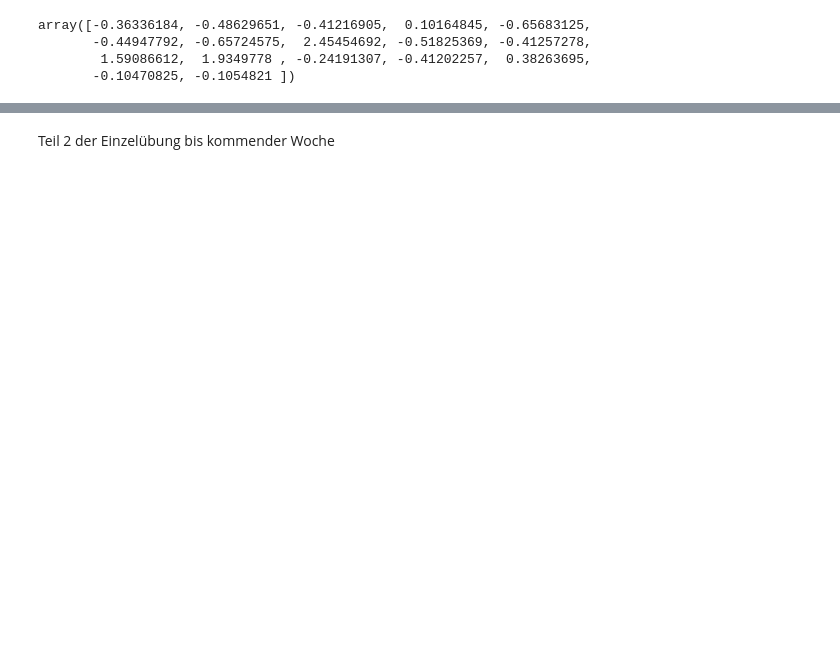
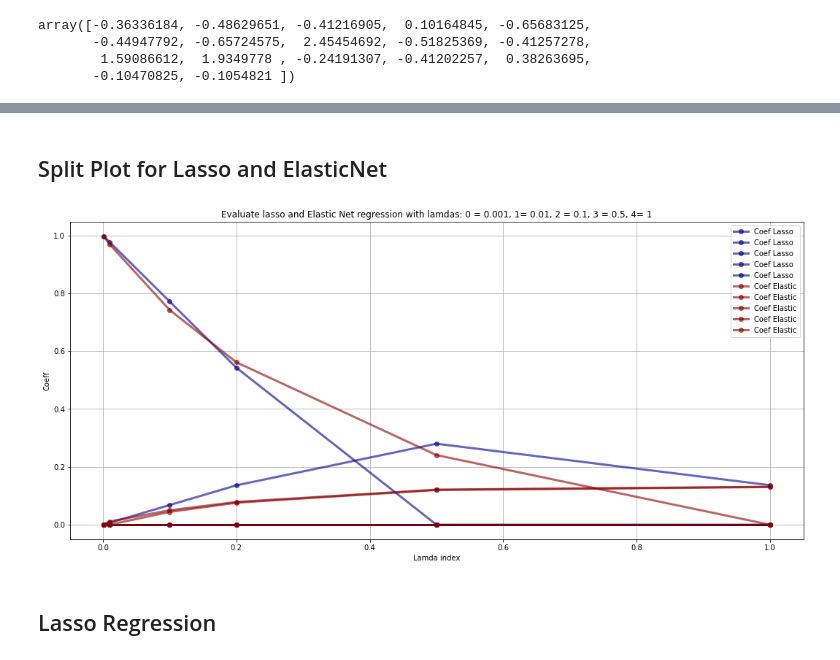
Before and after one commit to h4rz3rk4s3/Finanz_und_Versicherungstechnik, a Jupyter notebook: risiko_glm.ipynb, the cells around one changed output, grey strips where cells are left out. Saved outputs shown, nothing was run; the diff lists cells and outputs as text; code cells hidden in the pictures; blank space fills up the shorter version.

```diff
--- a/risiko_glm.ipynb
+++ b/risiko_glm.ipynb
@@ -204,4 +211,37 @@ MAE: 0.0008507473067720454
 R2-Score: 0.9999981009238726
-# %% [markdown]
-
-Teil 2 der Einzelübung bis kommender Woche
+# %% [markdown]
+## Split Plot for Lasso and ElasticNet
+# %%
+lambdas = (0.001, 0.01, 0.1, 0.2, 0.5, 1)
+l_num = 6
+pred_num = X1.shape[1]
+
+# prepare data for enumerate
+coeff_lasso = np.zeros((l_num, pred_num))
+coeff_elastic = np.zeros((l_num, pred_num))
+lasso_r_squared = np.zeros(l_num)
+elastic_r_squared = np.zeros(l_num)
+
+for ind, i in enumerate(lambdas):
+    lasso = Lasso(alpha = i, random_state = 1)
+    lasso.fit(X1_train, Y1_train)
+
+    elastic_net = ElasticNet(alpha = i, l1_ratio = 0.5, random_state = 1)
+    elastic_net.fit(X1_train, Y1_train)
+
+    coeff_lasso[ind,:] = lasso.coef_
+    coeff_elastic[ind,:] = elastic_net.coef_
+    lasso_r_squared[ind] = lasso.score(X1_train, Y1_train)
+    elastic_r_squared[ind] = elastic_net.score(X1_train, Y1_train)
+
+plt.figure(figsize=(18, 8))
+plt.plot(lambdas, coeff_lasso, 'bo-', label='Coef Lasso', color="darkblue", alpha=0.6, linewidth=3)
+plt.plot(lambdas, coeff_elastic, 'bo-', label=r'Coef Elastic', color="darkred", alpha=0.6, linewidth=3)
+plt.xlabel('Lamda index'); plt.ylabel('Coeff')
+plt.title(r'Evaluate lasso and Elastic Net regression with lamdas: 0 = 0.001, 1= 0.01, 2 = 0.1, 3 = 0.5, 4= 1')
+plt.legend(loc='best')
+plt.grid()
+# %% [output]
+[figure, added]
+# %% [markdown]
+## Lasso Regression
```
Also changed, not shown: parts of 20 cells of this notebook, 2 other files.
